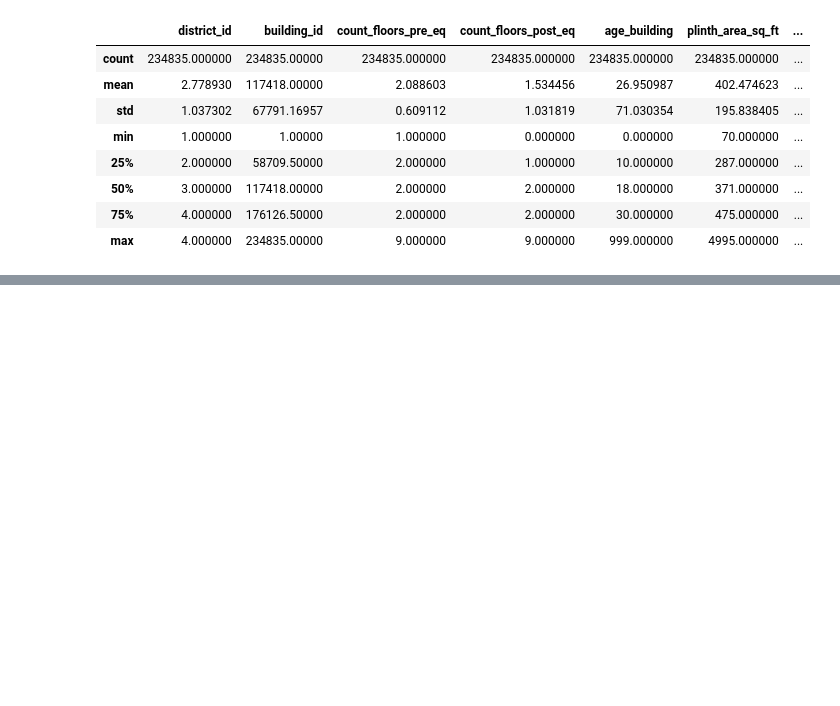
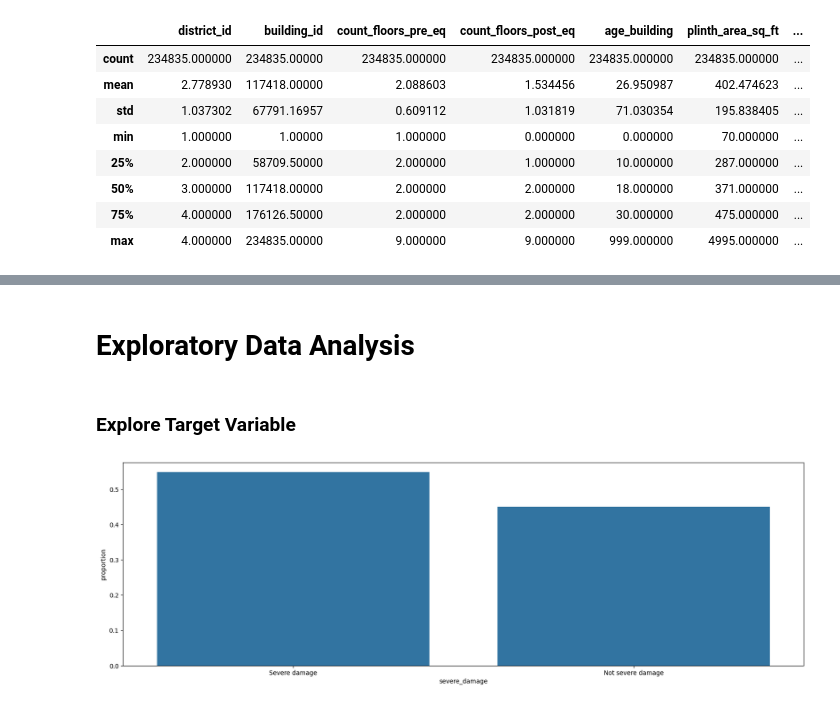
Before and after one commit to GeorgeScriptt/SeismicRisk-Infrastructure-Damage-Prediction-and-Resource-Optimization, a Jupyter notebook: Notebook/infrastructure_damage_prediction.ipynb, the cells around one changed output, grey strips where cells are left out. Saved outputs shown, nothing was run; the diff lists cells and outputs as text; code cells hidden in the pictures; blank space fills up the shorter version.

Commit message:
Performed univariate analysis

```diff
--- a/Notebook/infrastructure_damage_prediction.ipynb
+++ b/Notebook/infrastructure_damage_prediction.ipynb
@@ -107,0 +195,5 @@ df.describe(include="object")
+# %%
+df.index.name = None
+# %%
+df.sort_index(inplace=True)
+df.head()
@@ -107,0 +207,13 @@ df.describe(include="object")
+# %%
+# map district name to its corresponding id
+district_map = {
+    1:"Kavrepalenchok",
+    2:"Ramechhap",
+    3:"Sindhupalchowk",
+    4:"Gorkha"
+}
+
+df["district_id"] = df["district_id"].map(district_map)
+# %%
+# Rename column
+df.rename(columns={"district_id":"district"}, inplace=True)
@@ -107,0 +229,9 @@ df.describe(include="object")
+# %% [markdown]
+# Exploratory Data Analysis
+# %% [markdown]
+### Explore Target Variable
+# %%
+plt.figure(figsize=(20, 6))
+sns.barplot(df["severe_damage"].value_counts(normalize=True));
+# %% [output]
+[figure, added]
```
Also changed, not shown: parts of 13 cells of this notebook.
